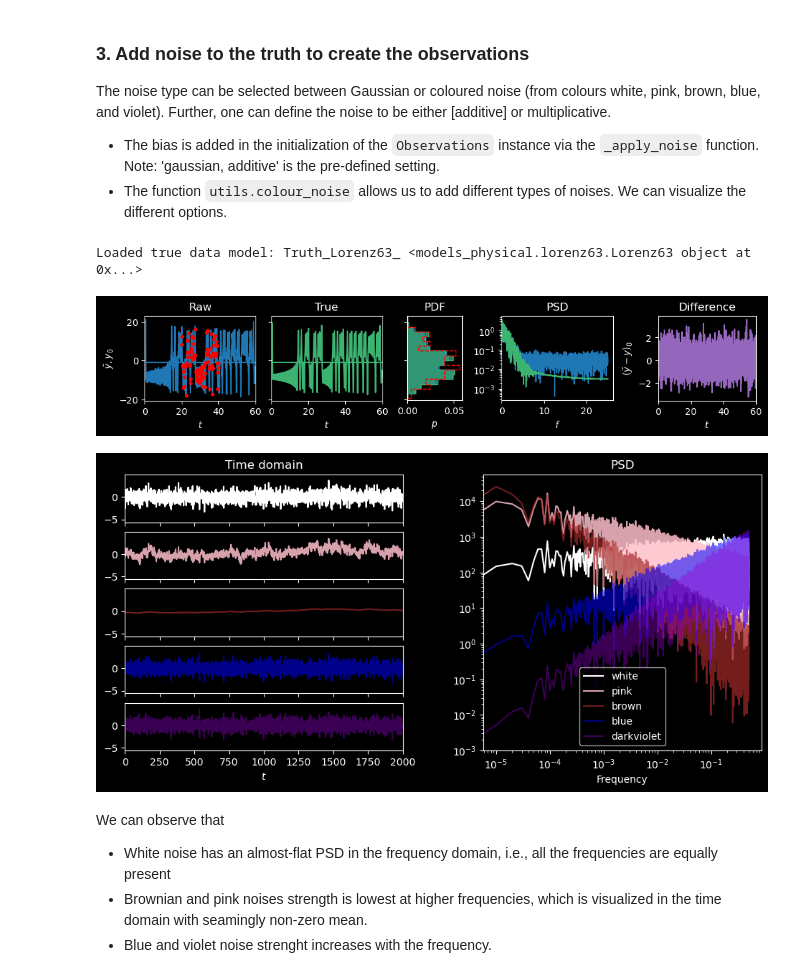
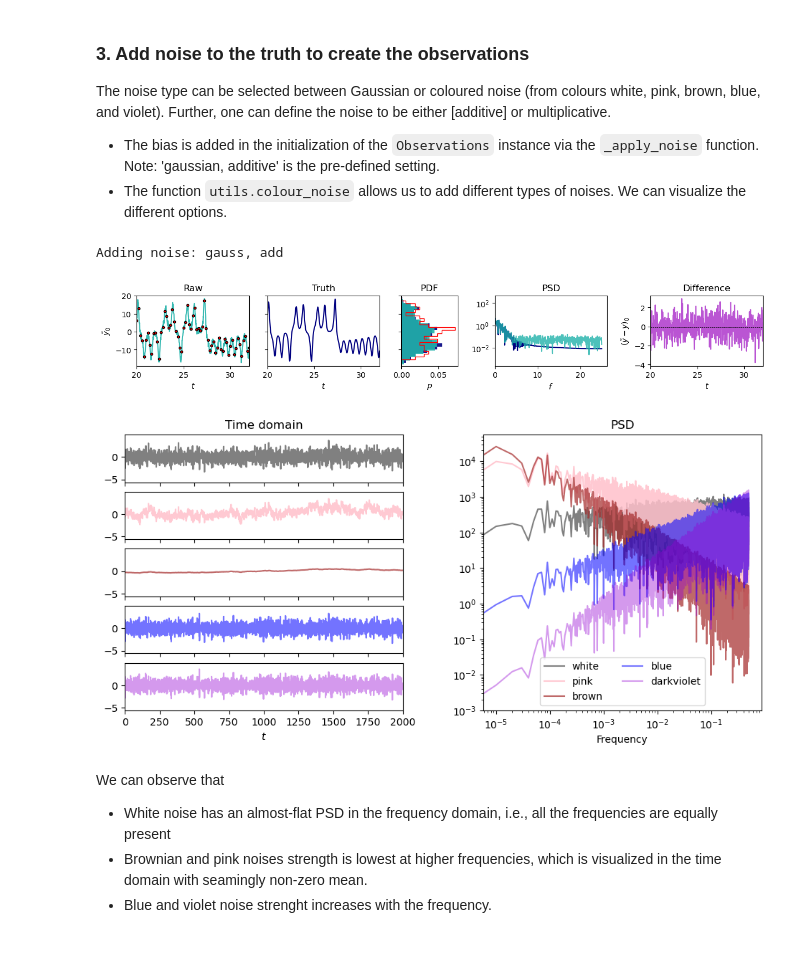
Before and after one commit to andreanovoa/real-time-bias-aware-DA, a Jupyter notebook: scripts/tutorials/04_Class_Observations.ipynb, the cells around one changed output. Drawn from its saved outputs; the diff is of its cells as text; code cells hidden in the pictures; blank space fills up the shorter version.

```diff
--- a/scripts/tutorials/04_Class_Observations.ipynb
+++ b/scripts/tutorials/04_Class_Observations.ipynb
@@ -30,6 +36,5 @@ Loaded true data model: Truth_Lorenz63_ <models_physical.lorenz63.Lorenz63 objec
 # %%
 import matplotlib.pyplot as plt
-plt.style.use('dark_background')
 
-Observations.plot_truth(truth, Nq=1, xlim=(0,truth.t_max))
+Observations.plot_truth(truth, Nq=3, f_max=10)
 # %% [output]
@@ -43,16 +48,16 @@ The noise type can be selected between Gaussian  or coloured noise (from colours
 # %%
 truth_noisy = Observations(model=Lorenz63,
                             t_start=20.0,
                             t_stop=40.0,
                             Nt_obs=10,
                             add_noise=True,
                             noise_type='gauss, add',
                             noise_level=0.05)
 
-Observations.plot_truth(truth_noisy,Nq=1, xlim=(0,truth.t_max))
+Observations.plot_truth(truth_noisy,Nq=1)
 # %% [output]
-Loaded true data model: Truth_Lorenz63_ <models_physical.lorenz63.Lorenz63 object at 0x...>
+Adding noise: gauss, add
-[figure, old version]
+[figure, new version]
 # %%
 
 from utils import colour_noise
@@ -86,21 +91,23 @@ figs = fig.subfigures(1, 2)
 ax = figs[1].subplots(1, 1)
 alpha = 1
 for psd, c in zip(PSDS, COLOURS):
+    c = c if c != 'white' else 'gray'
     ax.loglog(freq, psd, color=c, alpha=alpha)
     alpha -= 0.15
-ax.legend(COLOURS)
+ax.legend(COLOURS, ncol=2)
 ax.set(xlabel='Frequency', ylim=[1e-3, None], title='PSD')
 
 axs = figs[0].subplots(len(COLOURS), 1, sharex='col', sharey='col')
 alpha = 1
 N_plot = 1000
 for ax, noise, c in zip(axs, NOISES, COLOURS):
+    c = c if c != 'white' else 'gray'
     ax.plot(np.arange(N), noise, color=c, alpha=alpha)
     alpha -= 0.15
 axs[0].set(title='Time domain', xlim=[0, 2*N_plot])
 axs[-1].set(xlabel='$t$');
 # %% [output]
-[figure, old version]
+[figure, new version]
 # %% [markdown]
 We can observe that
 * White noise has an almost-flat PSD in the frequency domain, i.e., all the frequencies are equally present
```
Also changed, not shown: parts of 7 cells of this notebook, 3 other files.
